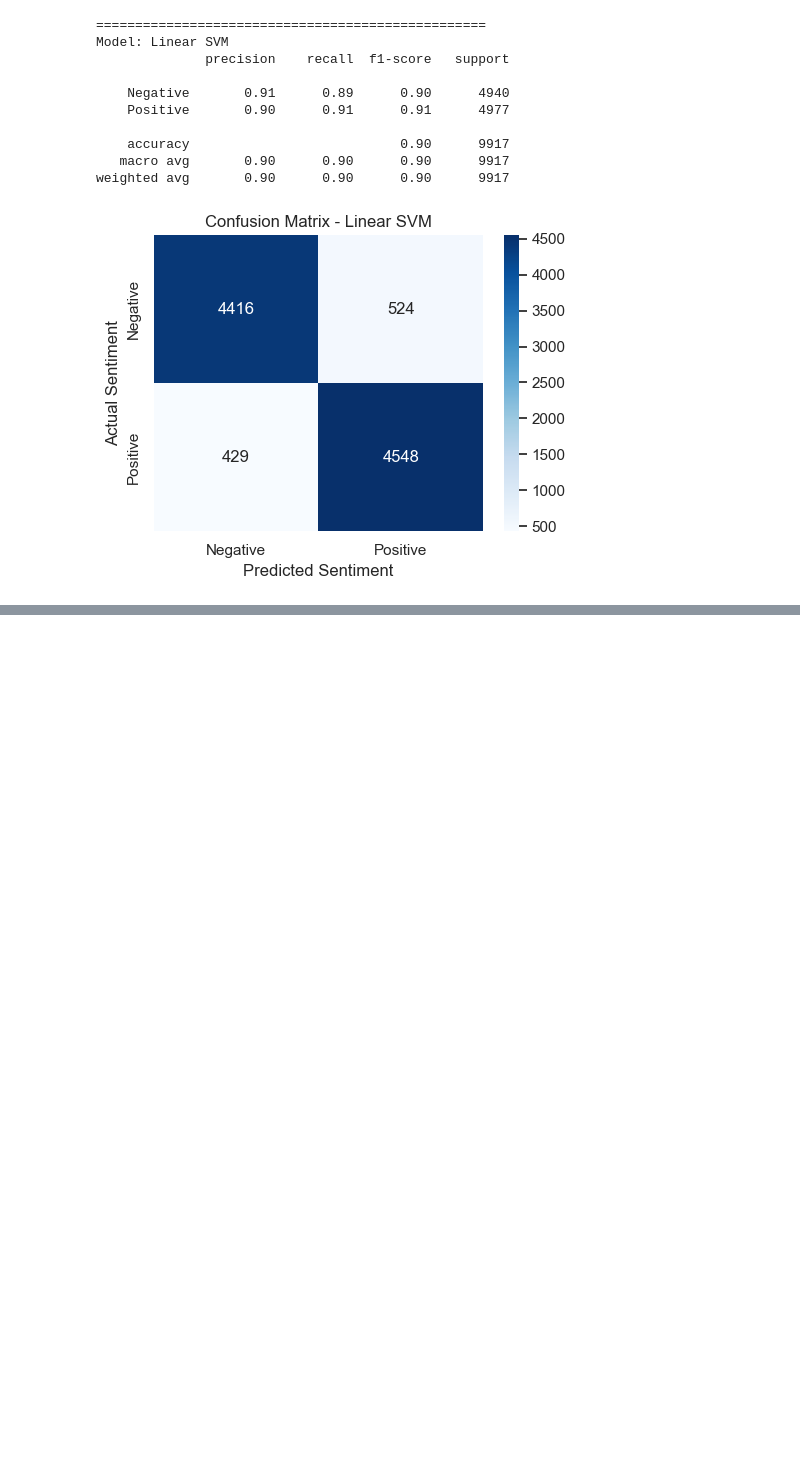
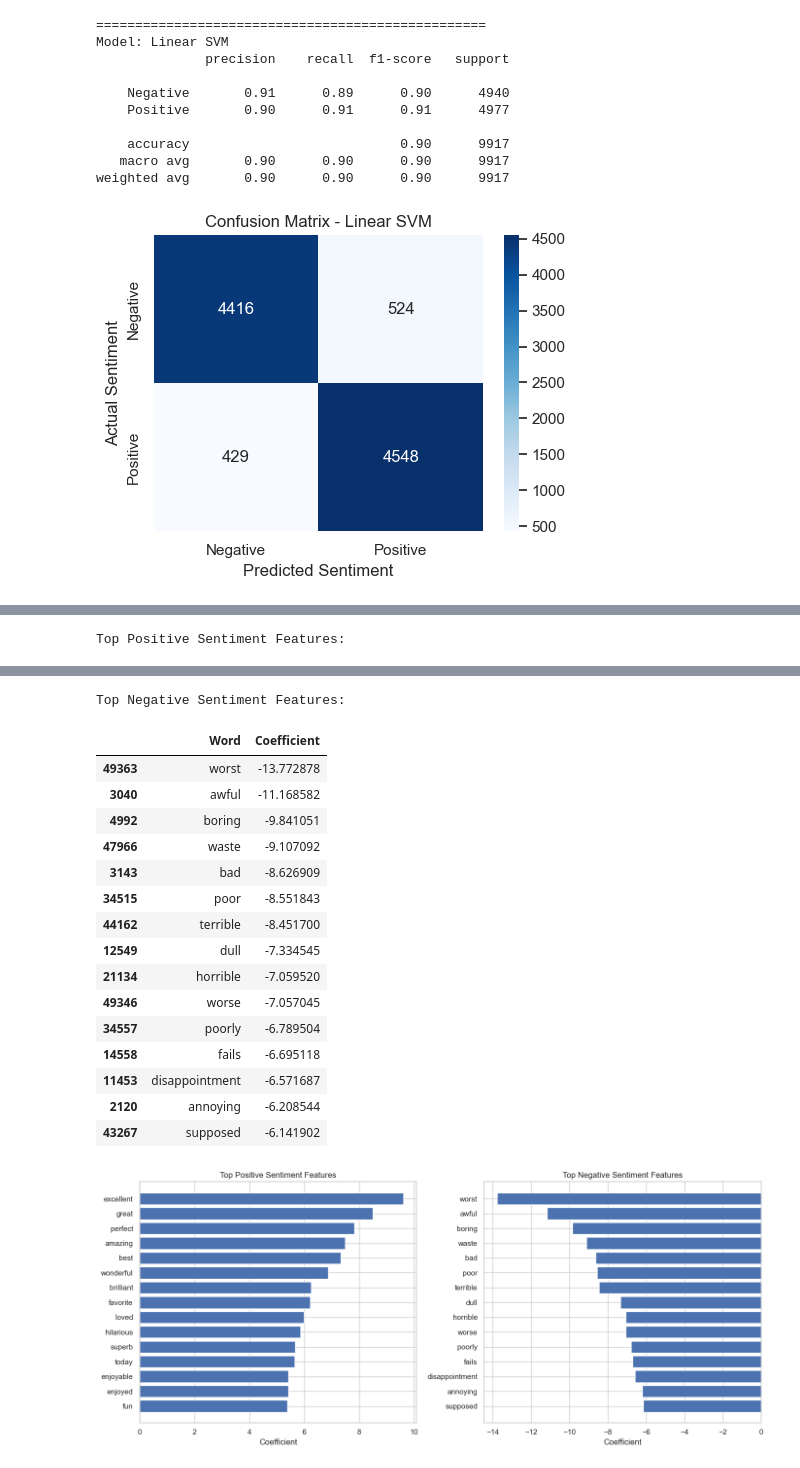
Before and after one commit to pawandubey82/Sentiment-Analysis-of-Movie-Reviews-Using-Machine-Learning, a Jupyter notebook: Sentiment_Analysis_of_Movie_Reviews_Using_Machine_Learning.ipynb, the cells around one changed output, grey strips where cells are left out. Drawn from its saved outputs; the diff is of its cells as text; code cells hidden in the pictures; blank space fills up the shorter version.

```diff
--- a/Sentiment_Analysis_of_Movie_Reviews_Using_Machine_Learning.ipynb
+++ b/Sentiment_Analysis_of_Movie_Reviews_Using_Machine_Learning.ipynb
@@ -609,0 +653,51 @@ weighted avg       0.90      0.90      0.90      9917
+# %%
+
+import pandas as pd
+import matplotlib.pyplot as plt
+
+# Get the trained Logistic Regression model
+lr_model = best_models["Logistic Regression"]
+
+# Extract TF-IDF vectorizer and classifier
+vectorizer = lr_model.named_steps["tfidf"]
+classifier = lr_model.named_steps["classifier"]
+
+feature_names = vectorizer.get_feature_names_out()
+coefficients = classifier.coef_[0]
+
+# Top positive and negative sentiment words
+feature_df = pd.DataFrame({
+    "Word": feature_names,
+    "Coefficient": coefficients
+})
+
+top_positive = feature_df.nlargest(15, "Coefficient")
+top_negative = feature_df.nsmallest(15, "Coefficient")
+
+print("Top Positive Sentiment Features:")
+display(top_positive)
+
+print("Top Negative Sentiment Features:")
+display(top_negative)
+
+# Visualize important features
+fig, axes = plt.subplots(1, 2, figsize=(14, 6))
+
+axes[0].barh(
+    top_positive["Word"][::-1],
+    top_positive["Coefficient"][::-1]
+)
+axes[0].set_title("Top Positive Sentiment Features")
+axes[0].set_xlabel("Coefficient")
+
+axes[1].barh(
+    top_negative["Word"][::-1],
+    top_negative["Coefficient"][::-1]
+)
+axes[1].set_title("Top Negative Sentiment Features")
+axes[1].set_xlabel("Coefficient")
+
+plt.tight_layout()
+plt.show()
+# %% [output]
+Top Positive Sentiment Features:
@@ -609,0 +720,18 @@ weighted avg       0.90      0.90      0.90      9917
+Top Negative Sentiment Features:
+|  | Word | Coefficient |
+| 49363 | worst | -13.772878 |
+| 3040 | awful | -11.168582 |
+| 4992 | boring | -9.841051 |
+| 47966 | waste | -9.107092 |
+| 3143 | bad | -8.626909 |
+| 34515 | poor | -8.551843 |
+| 44162 | terrible | -8.451700 |
+| 12549 | dull | -7.334545 |
+| 21134 | horrible | -7.059520 |
+| 49346 | worse | -7.057045 |
+| 34557 | poorly | -6.789504 |
+| 14558 | fails | -6.695118 |
+| 11453 | disappointment | -6.571687 |
+| 2120 | annoying | -6.208544 |
+| 43267 | supposed | -6.141902 |
+[figure, added]
```
Also changed, not shown: parts of 3 cells of this notebook.
